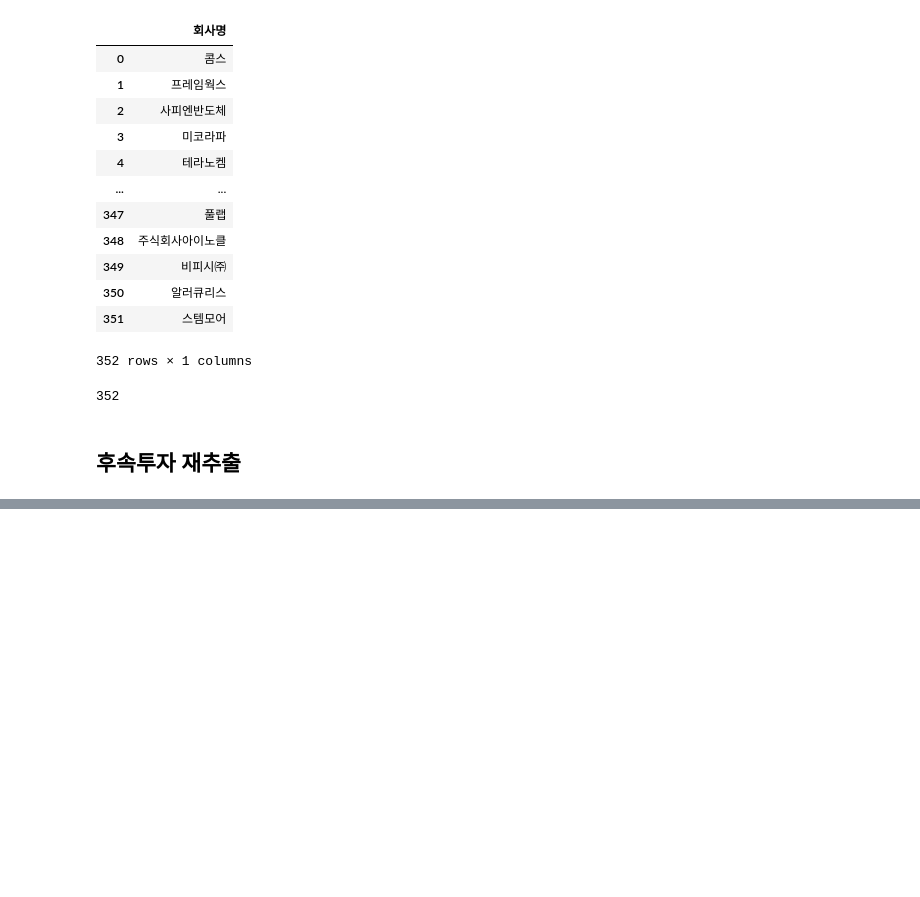
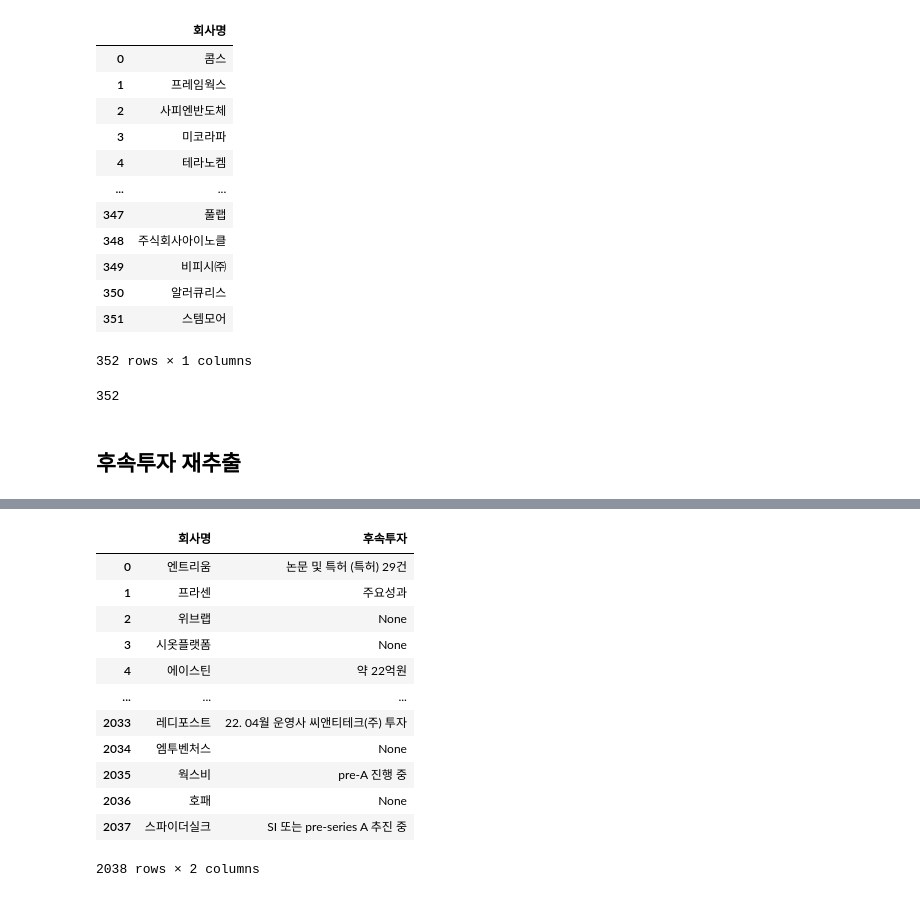
Before and after one commit to joony0512/short_codes, a Jupyter notebook: 최종데이터추출코드.ipynb, the cells around one changed output, grey strips where cells are left out. Saved outputs shown, nothing was run; the diff lists cells and outputs as text; code cells hidden in the pictures; blank space fills up the shorter version.

```diff
--- a/최종데이터추출코드.ipynb
+++ b/최종데이터추출코드.ipynb
@@ -410,0 +537,18 @@ print(investment_info)
+# %%
+import pandas as pd
+
+data = []
+for page in pages:
+    found_investment = False
+    for i, line in enumerate(page):
+        if '후속투자' in line:
+            found_investment = True
+            if i + 2 < len(page):
+                investment_info = page[i + 2]
+                data.append({'Investment': investment_info.strip()})
+                break
+    if not found_investment:
+        data.append({'Investment': None})
+
+df = pd.DataFrame(data)
+print(df)
@@ -410,0 +570,4 @@ print(investment_info)
+# %%
+df=df['Investment'][1:]
+df=df.tolist()
+df
@@ -410,0 +592,19 @@ print(investment_info)
+# %%
+data=pd.DataFrame()
+data['회사명']=titles_df
+data['후속투자'] = df
+data
+# %% [output]
+|  | 회사명 | 후속투자 |
+| 0 | 엔트리움 | 논문 및 특허 (특허) 29건 |
+| 1 | 프라센 | 주요성과 |
+| 2 | 위브랩 | None |
+| 3 | 시옷플랫폼 | None |
+| 4 | 에이스틴 | 약 22억원 |
+| ... | ... | ... |
+| 2033 | 레디포스트 | 22. 04월 운영사 씨앤티테크(주) 투자 |
+| 2034 | 엠투벤처스 | None |
+| 2035 | 웍스비 | pre-A 진행 중 |
+| 2036 | 호패 | None |
+| 2037 | 스파이더실크 | SI 또는 pre-series A 추진 중 |
+2038 rows × 2 columns
```
Also changed, not shown: parts of 47 cells of this notebook.
